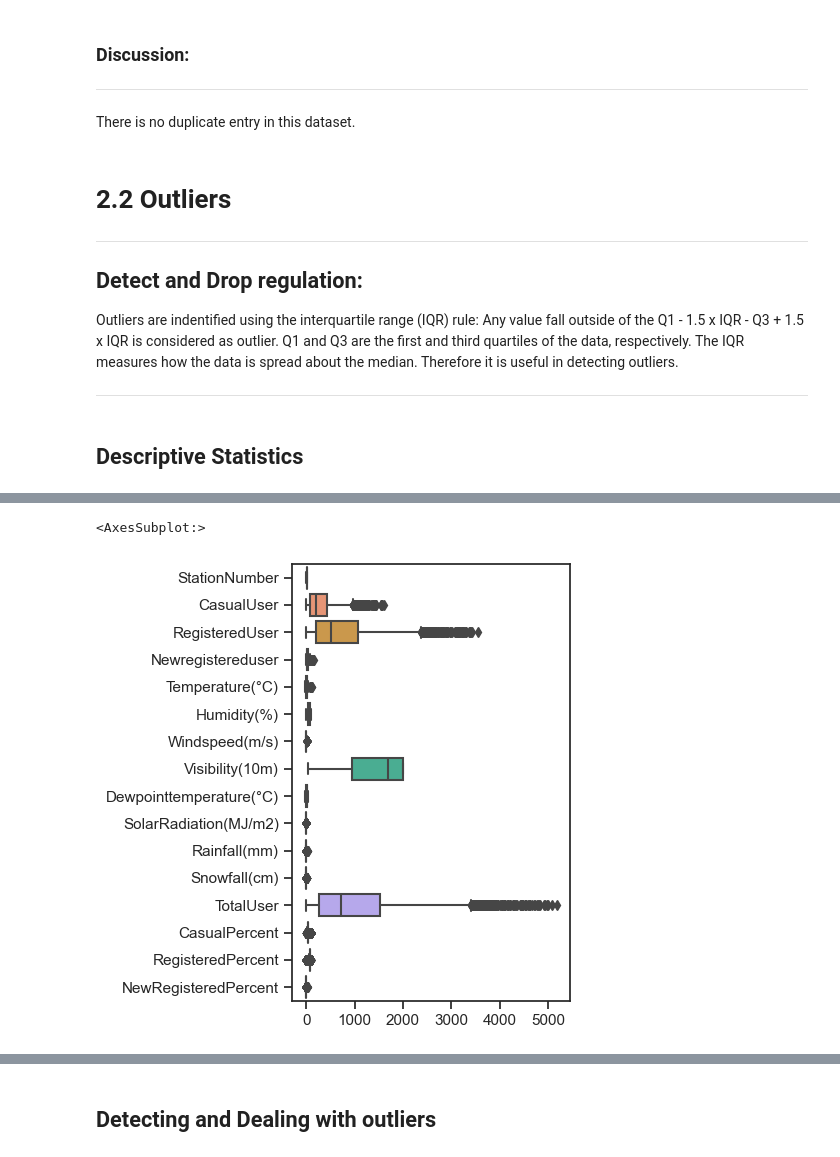
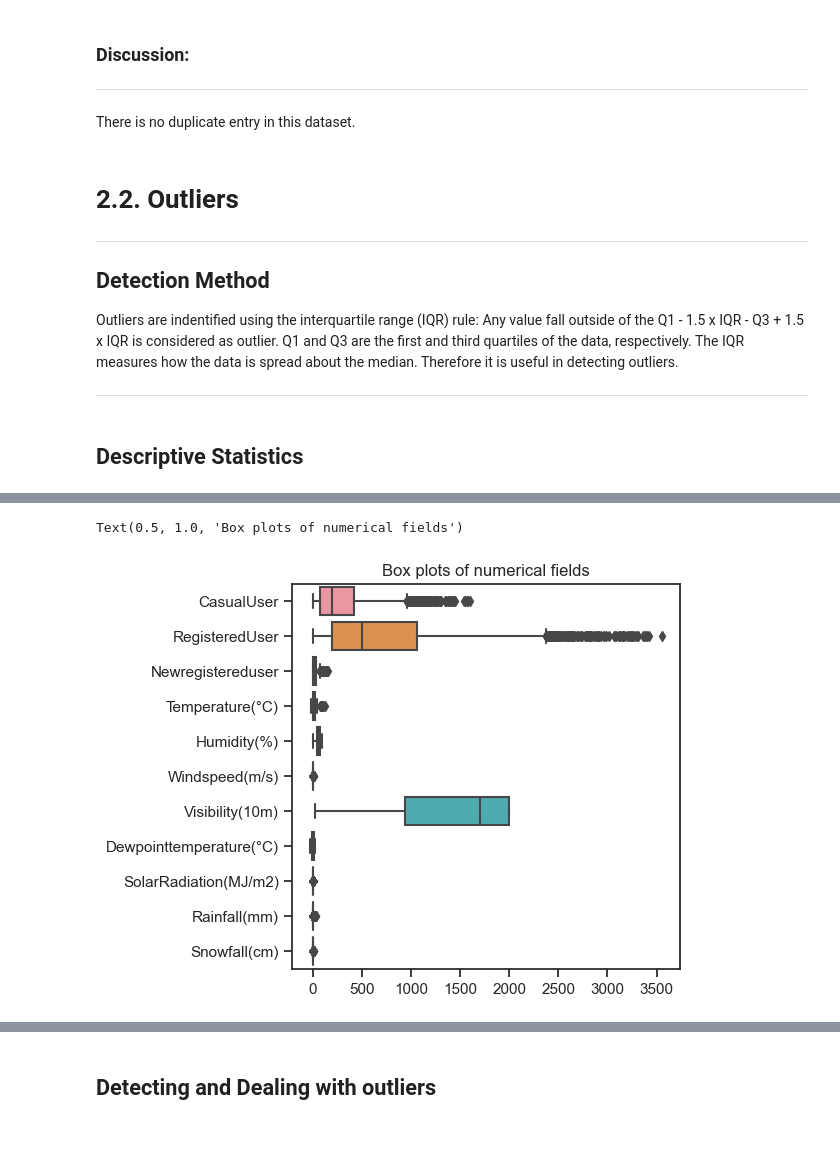
Before and after one commit to ChauHuynh1/Station_analysis, a Jupyter notebook: ResearchMethod.ipynb, the cells around one changed output, grey strips where cells are left out. Saved outputs shown, nothing was run; the diff lists cells and outputs as text; code cells hidden in the pictures.

Commit message:
Fixing outlier part

```diff
--- a/ResearchMethod.ipynb
+++ b/ResearchMethod.ipynb
@@ -263,9 +269,9 @@ The shape of the dataset after dropping duplicate entries:(8760, 23)
 There is no duplicate entry in this dataset.
 # %% [markdown]
 <a id="2.2."></a>
-# 2.2 Outliers
+# 2.2. Outliers
 ****
-## Detect and Drop regulation:
+## Detection Method
 Outliers are indentified using the interquartile range (IQR) rule:
 Any value fall outside of the Q1 - 1.5 x IQR - Q3 + 1.5 x IQR is considered as outlier.
 Q1 and Q3 are the first and third quartiles of the data, respectively.
@@ -296,7 +302,20 @@ df.describe().T
 | NewRegisteredPercent | 8760.0 | 2.022360 | 0.955831 | 0.0 | 1.764608 | 2.066116 | 2.400000 | 31.33515 |
 # %%
 # Box plot for all numerical fields
-sns.boxplot(data=df,orient="h")
+sns.boxplot(data=df[['CasualUser',
+                     'RegisteredUser',
+                     'Newregistereduser',
+                     'Temperature(°C)',
+                     'Humidity(%)',
+                     'Windspeed(m/s)',
+                     'Visibility(10m)',
+                     'Dewpointtemperature(°C)',
+                     'SolarRadiation(MJ/m2)',
+                     'Rainfall(mm)',
+                     'Snowfall(cm)']],
+            orient="h")
+
+plt.title('Box plots of numerical fields')
 # %% [output]
-<AxesSubplot:>
+Text(0.5, 1.0, 'Box plots of numerical fields')
-[figure, old version]
+[figure, new version]
```
Also changed, not shown: parts of 135 cells of this notebook.
